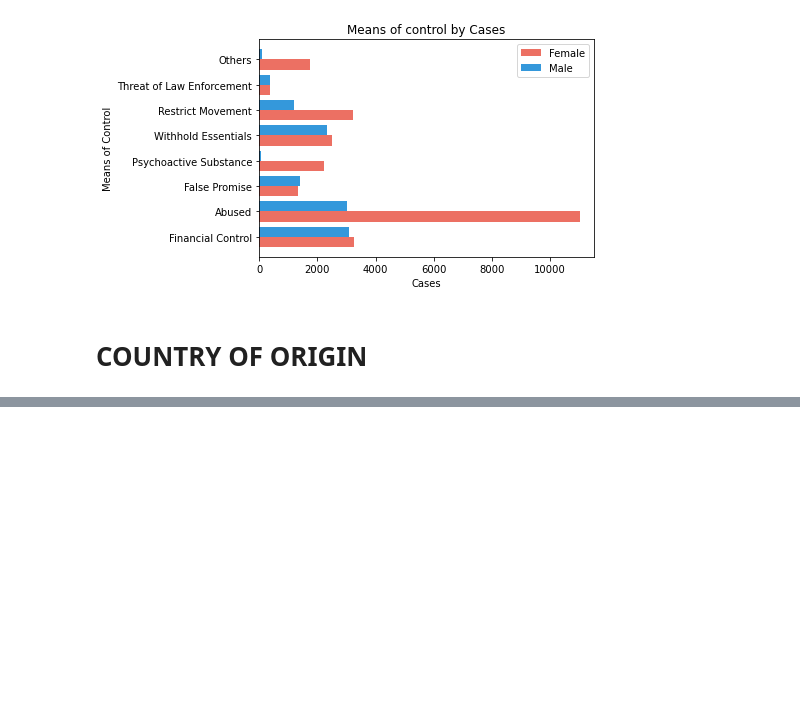
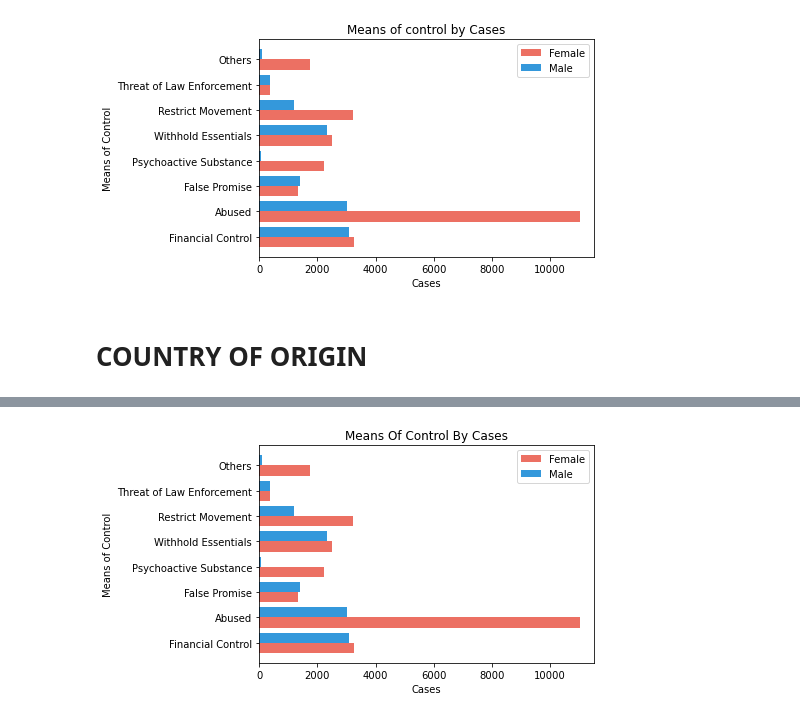
Before and after one commit to saronraut/Human-Trafficking-Awareness, a Jupyter notebook: saron_working_file/Saron-trafficking.ipynb, the cells around one changed output, grey strips where cells are left out. Saved outputs shown, nothing was run; the diff lists cells and outputs as text; code cells hidden in the pictures; blank space fills up the shorter version.

```diff
--- a/saron_working_file/Saron-trafficking.ipynb
+++ b/saron_working_file/Saron-trafficking.ipynb
@@ -674,0 +757,56 @@ female_origin_df
+# %%
+moc_gender_df = compl_df.loc[:,['gender', 'ageBroad', 'meansOfControlDebtBondage',
+       'meansOfControlTakesEarnings', 'meansOfControlRestrictsFinancialAccess',
+       'meansOfControlThreats', 'meansOfControlPsychologicalAbuse',
+       'meansOfControlPhysicalAbuse', 'meansOfControlSexualAbuse',
+       'meansOfControlFalsePromises', 'meansOfControlPsychoactiveSubstances',
+       'meansOfControlRestrictsMovement', 'meansOfControlRestrictsMedicalCare',
+       'meansOfControlExcessiveWorkingHours', 'meansOfControlUsesChildren',
+       'meansOfControlThreatOfLawEnforcement',
+       'meansOfControlWithholdsNecessities',
+       'meansOfControlWithholdsDocuments', 'meansOfControlOther',
+       'meansOfControlNotSpecified', 'Citizenship Country','Exploit Country' ]]
+
+moc_gender_df.groupby("gender")
+
+#sum of moc
+moc_gender = moc_gender_df.groupby("gender")
+moc_debtbondage = moc_gender["meansOfControlDebtBondage"].sum()
+moc_takeearnings = moc_gender['meansOfControlTakesEarnings'].sum()
+moc_rstrct_fin_acc = moc_gender['meansOfControlRestrictsFinancialAccess'].sum()
+moc_threat= moc_gender['meansOfControlThreats'].sum()
+moc_psychabuse = moc_gender['meansOfControlPsychologicalAbuse'].sum()
+moc_physabuse = moc_gender['meansOfControlPhysicalAbuse'].sum()
+#this is only hald of code shortened of snippets
+
+sum_of_abuse = moc_gender_sum_df["Physical Abuse"] + moc_gender_sum_df["Psychological Abuse"] + moc_gender_sum_df["Sexual Abuse"]  + moc_gender_sum_df["Threats"]
+sum_of_finance = moc_gender_sum_df["Debt Bondage"] + moc_gender_sum_df["Restrict Financial Access"] + moc_gender_sum_df["Excessive Working Hrs"] + moc_gender_sum_df["Earning Control"]
+sum_withold = moc_gender_sum_df["Withhold Documents"] + moc_gender_sum_df["Withhold Necessities"] + moc_gender_sum_df["Restrict Medical Care"] + moc_gender_sum_df["Control Using Children"]
+
+moc_gender_sum_df["Abused"] = sum_of_abuse
+moc_gender_sum_df["Financial Control"] = sum_of_finance
+moc_gender_sum_df["Withhold Essentials"] = sum_withold
+
+moc_gender_sum_df2 = moc_gender_sum_df[["Financial Control", "Abused", "False Promise", "Psychoactive Substance", "Withhold Essentials", "Restrict Movement",
+                                        "Threat of Law Enforcement", "Others"]]
+
+labels = list(moc_gender_sum_df2.columns)
+y_female = list(np.array(moc_gender_sum_df2)[0])
+y_male = list(np.array(moc_gender_sum_df2)[1])
+
+w = 0.4
+# len_label =list(range(len(moc_gender_sum_df2.columns)))
+bar1 = np.arange(len(labels))
+
+plt.barh(bar1, y_female, w, label = "Female", color = "#EC7063")
+plt.barh(bar1+w, y_male, w, label = "Male", color = "#3498DB")
+plt.yticks(bar1 + w/2,labels)
+plt.title("Means Of Control By Cases")
+plt.legend()
+plt.xlabel("Cases")
+plt.xlim(0,11500)
+plt.ylabel("Means of Control")
+
+plt.savefig("png/moc", bbox_inches='tight')
+# %% [output]
+[figure, added]
```
Also changed, not shown: parts of 7 cells of this notebook, 3 other files.
